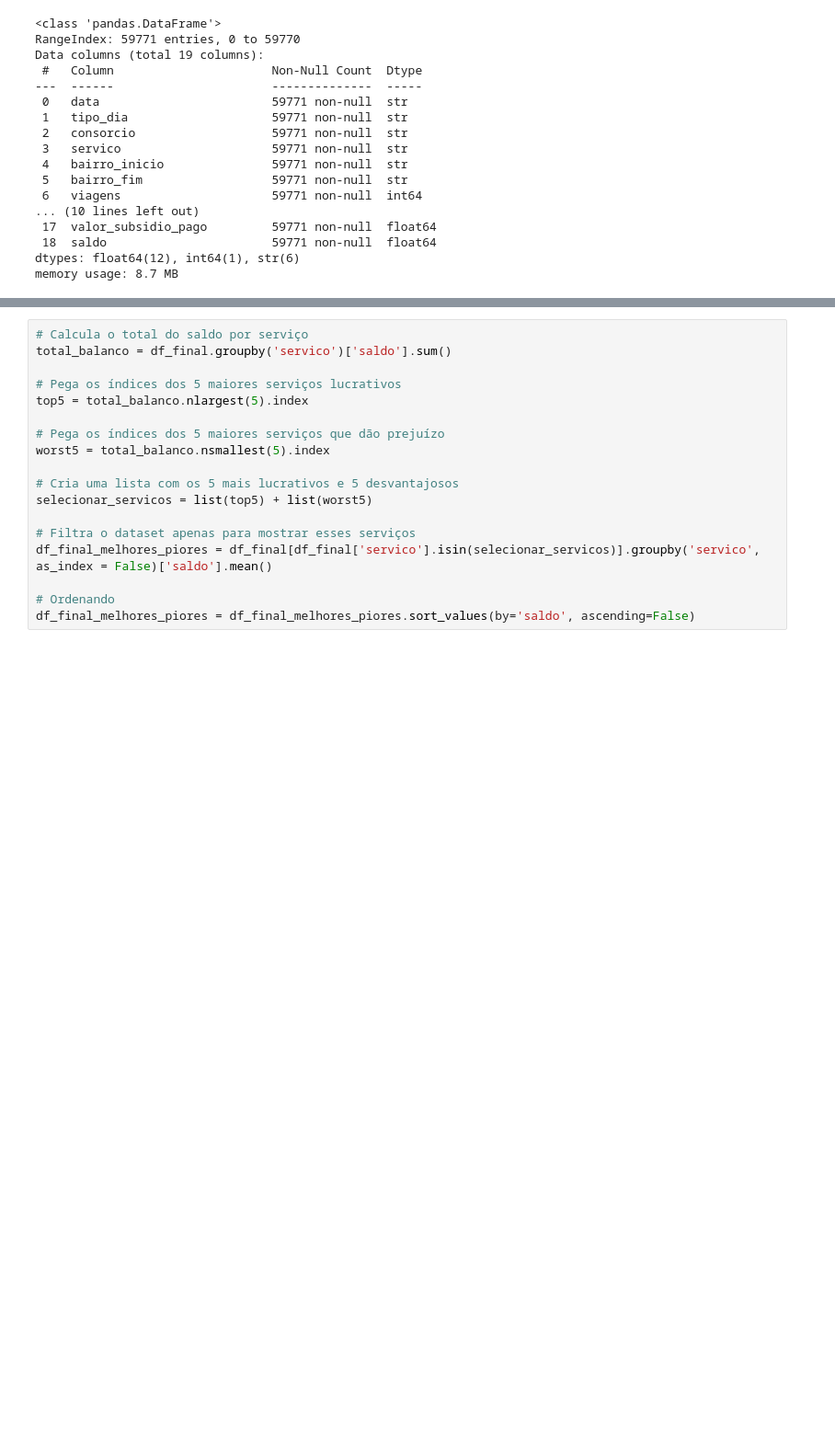
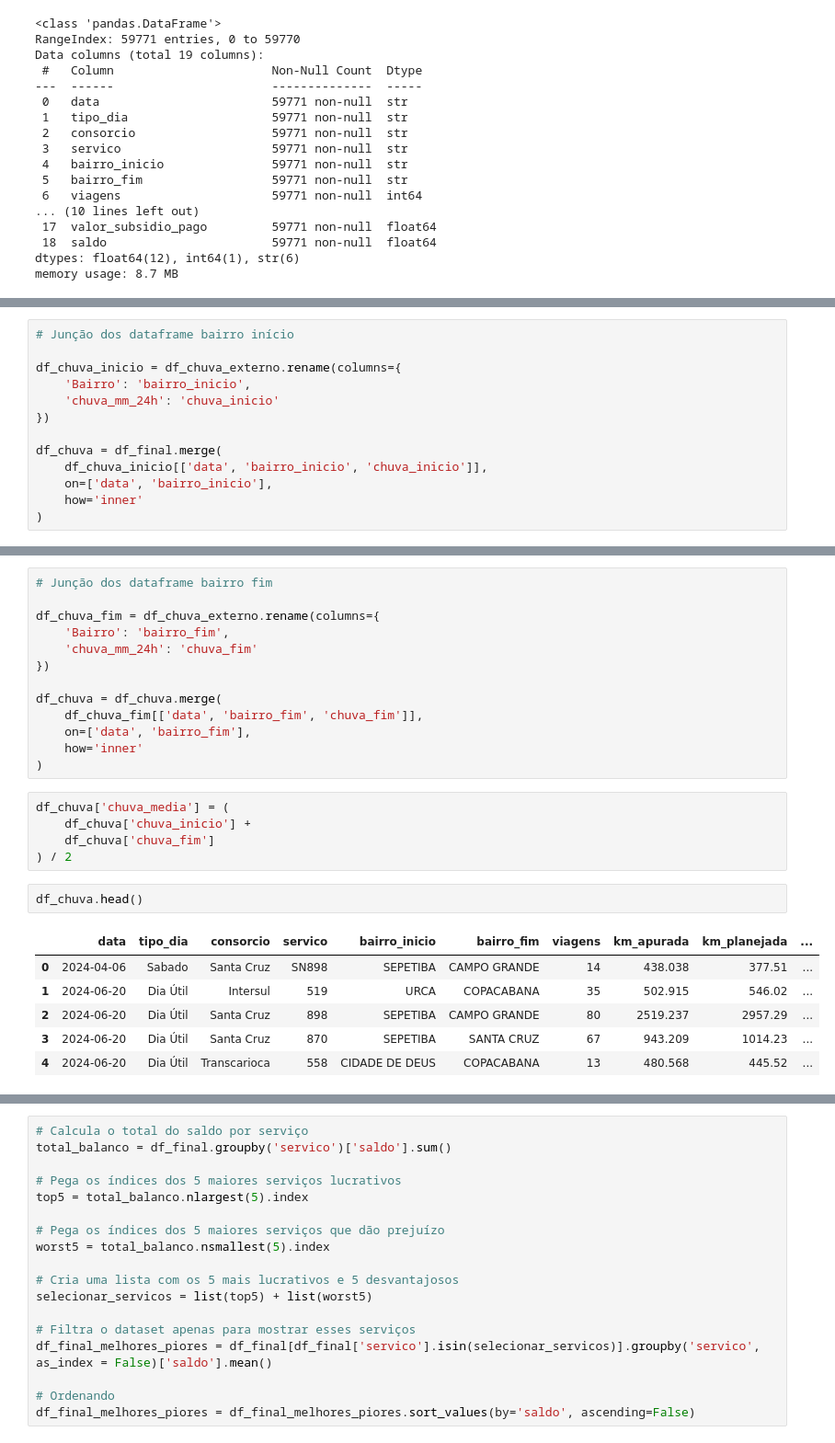
Before and after one commit to AntonioNazar/PS-2026.1, a Jupyter notebook: analise_faturamento_km.ipynb, the cells around one changed output, grey strips where cells are left out. Shown at 92% size. Drawn from its saved outputs; the diff is of its cells as text; blank space fills up the shorter version.

```diff
--- a/analise_faturamento_km.ipynb
+++ b/analise_faturamento_km.ipynb
@@ -170,0 +202,13 @@ memory usage: 8.7 MB
+# %%
+# Junção dos dataframe bairro início
+
+df_chuva_inicio = df_chuva_externo.rename(columns={
+    'Bairro': 'bairro_inicio',
+    'chuva_mm_24h': 'chuva_inicio'
+})
+
+df_chuva = df_final.merge(
+    df_chuva_inicio[['data', 'bairro_inicio', 'chuva_inicio']],
+    on=['data', 'bairro_inicio'],
+    how='inner'
+)
@@ -170,0 +235,27 @@ memory usage: 8.7 MB
+# %%
+# Junção dos dataframe bairro fim
+
+df_chuva_fim = df_chuva_externo.rename(columns={
+    'Bairro': 'bairro_fim',
+    'chuva_mm_24h': 'chuva_fim'
+})
+
+df_chuva = df_chuva.merge(
+    df_chuva_fim[['data', 'bairro_fim', 'chuva_fim']],
+    on=['data', 'bairro_fim'],
+    how='inner'
+)
+# %%
+df_chuva['chuva_media'] = (
+    df_chuva['chuva_inicio'] +
+    df_chuva['chuva_fim']
+) / 2
+# %%
+df_chuva.head()
+# %% [output]
+|  | data | tipo_dia | consorcio | servico | bairro_inicio | bairro_fim | viagens | km_apurada | km_planejada | ... |
+| 0 | 2024-04-06 | Sabado | Santa Cruz | SN898 | SEPETIBA | CAMPO GRANDE | 14 | 438.038 | 377.51 | ... |
+| 1 | 2024-06-20 | Dia Útil | Intersul | 519 | URCA | COPACABANA | 35 | 502.915 | 546.02 | ... |
+| 2 | 2024-06-20 | Dia Útil | Santa Cruz | 898 | SEPETIBA | CAMPO GRANDE | 80 | 2519.237 | 2957.29 | ... |
+| 3 | 2024-06-20 | Dia Útil | Santa Cruz | 870 | SEPETIBA | SANTA CRUZ | 67 | 943.209 | 1014.23 | ... |
+| 4 | 2024-06-20 | Dia Útil | Transcarioca | 558 | CIDADE DE DEUS | COPACABANA | 13 | 480.568 | 445.52 | ... |
```
Also changed, not shown: parts of 40 cells of this notebook, 1 other file.
